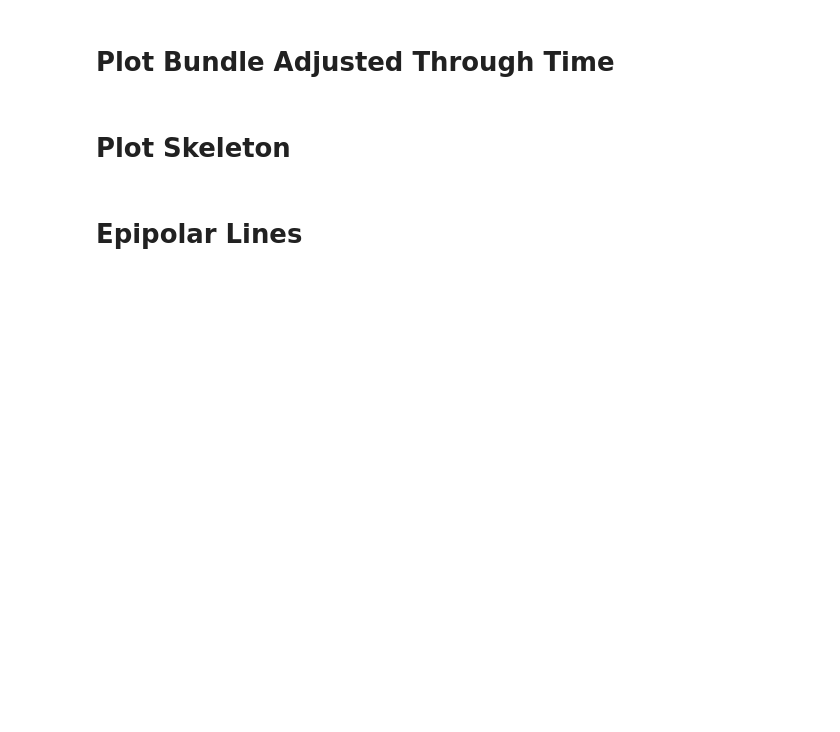
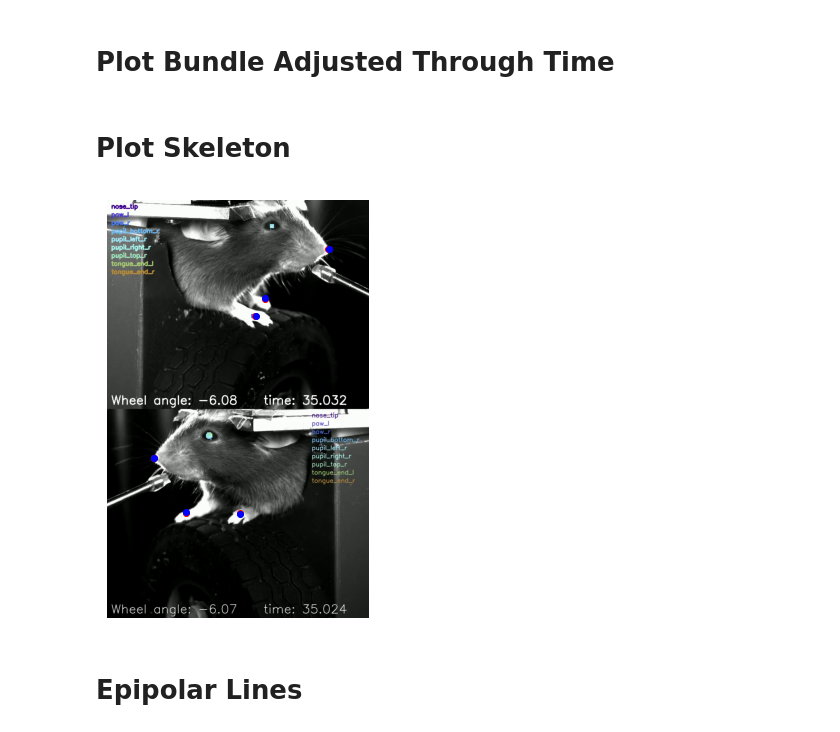
Before and after one commit to 51N84D/3D-Animal-Pose, a Jupyter notebook: Bundle-Adjust-IBL.ipynb, the cells around one changed output. Cells and saved outputs as stored; diff of their text form; code cells hidden in the pictures; blank space fills up the shorter version.

```diff
--- a/Bundle-Adjust-IBL.ipynb
+++ b/Bundle-Adjust-IBL.ipynb
@@ -466,33 +522,35 @@ write_video(image_dir=plot_dir, out_file="points_through_time.mp4")
 # %%
 #### 3d plot
 from matplotlib.gridspec import GridSpec
 
 %matplotlib inline
 plot_dir = Path('./3d_point_plots/')
 
 fig = plt.figure(constrained_layout=True, figsize = (12,6))
 gs = GridSpec(1, 1, figure=fig)
 ax1 = fig.add_subplot(gs[:2, 0])
 if not os.path.exists(plot_dir):
     os.makedirs(plot_dir)
 
 
 for i in range(ind_start,ind_end):
     # clear both ax1 and ax2
     ax1.cla()
     # load image
     img_1 = read_image(path_images[0][i], flip=False)
     img_2 = read_image(path_images[1][i], flip=False)
     img = np.concatenate((img_1, img_2), axis=0)
 
     plot_image_labels(img,\
                         joined_list_2d,
                         i,
                         color_list_2d,
-                        ax = ax1, top_img_height=TOP_IMG_HEIGHT)
+                        ax = ax1, top_img_height=IMG_HEIGHT_1)
 
     im_int = str('%.5i' % i)
     plt.savefig(str(plot_dir / ('im' + im_int + '.png')),bbox_inches='tight', pad_inches=0)
+# %% [output]
+[figure, added]
 # %%
 #['nose', 'paw1LH', 'paw2LF', 'paw3RF', 'paw4RH', 'tailBase', 'tailMid']
 #0: nose
```
Also changed, not shown: parts of 25 cells of this notebook, 1 other file.
